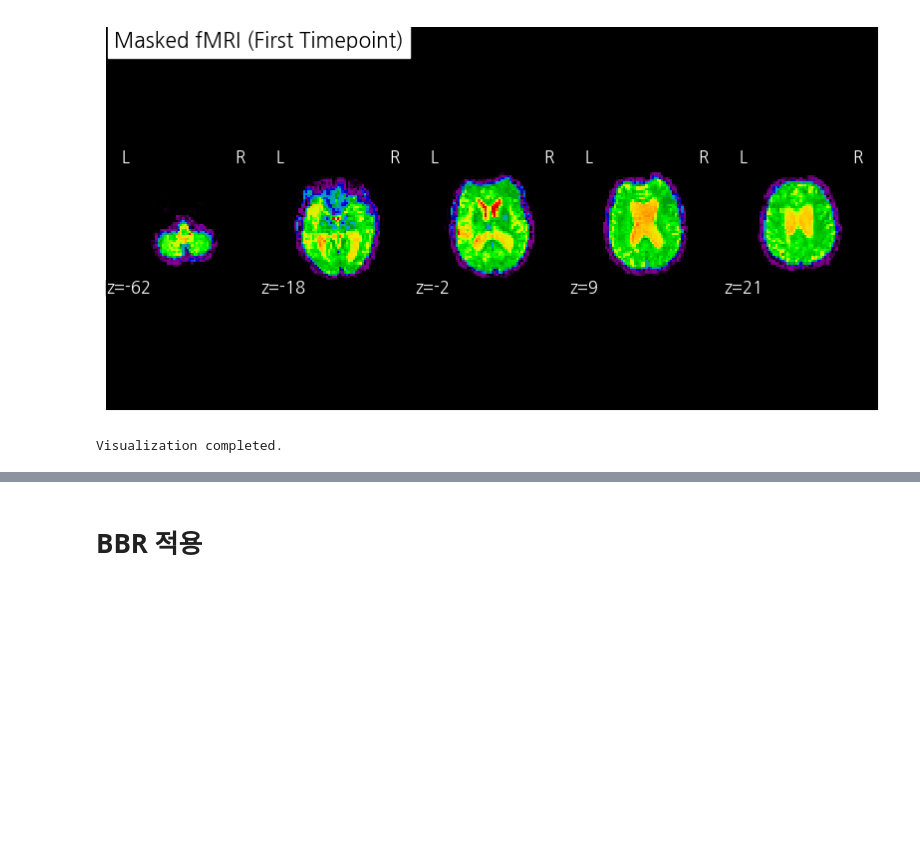
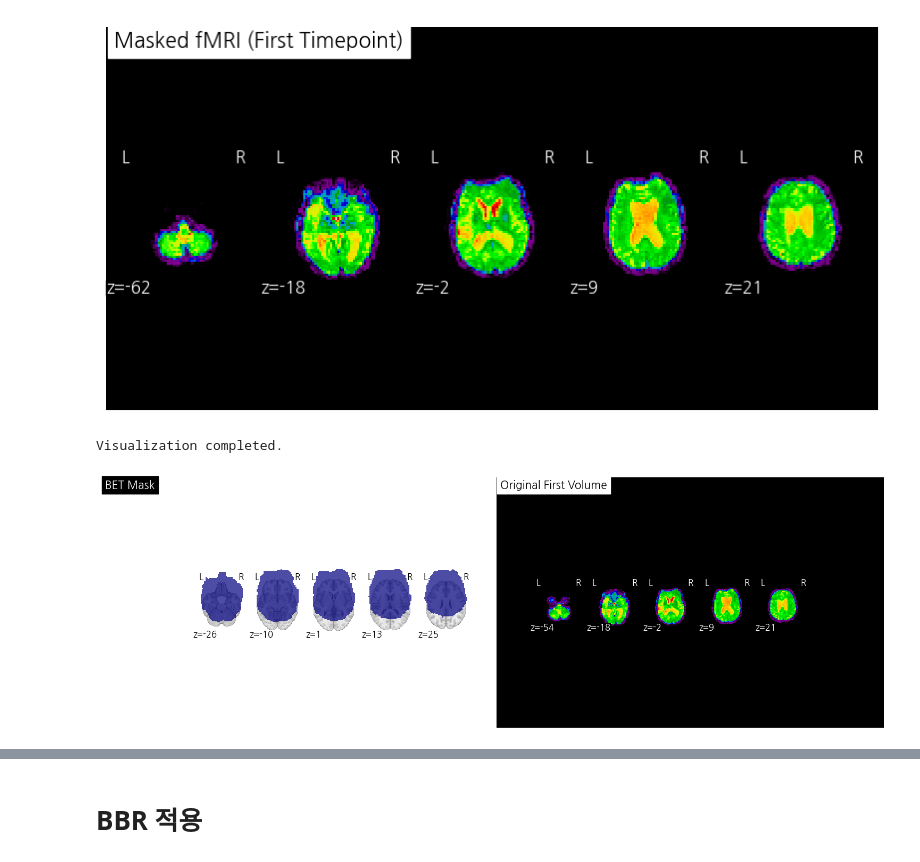
Before and after one commit to minyoungci/fMRI-, a Jupyter notebook: Prepreprocessing/Pipeline_test.ipynb, the cells around one changed output, grey strips where cells are left out. Saved outputs shown, nothing was run; the diff lists cells and outputs as text; code cells hidden in the pictures; blank space fills up the shorter version.

Commit message:
motion correction 추가

```diff
--- a/Prepreprocessing/Pipeline_test.ipynb
+++ b/Prepreprocessing/Pipeline_test.ipynb
@@ -83,6 +16,15 @@ mni_template = os.path.join(os.environ['FSLDIR'], 'data', 'standard', 'MNI152_T1
 output_dir = '/home/minyoungxi/MINYOUNGXI/XFL/Data/OASISSamples7.1/Sample'
 
 os.makedirs(output_dir, exist_ok=True)
+
+print("Starting MCFLIRT motion correction...")
+start_time = time.time()
+mcflirt_output = os.path.join(output_dir, "mcflirt_output")
+mcflirt_command = f"mcflirt -in {fmri_file} -out {mcflirt_output} -plots"
+subprocess.run(mcflirt_command, shell=True, check=True)
+print(f"MCFLIRT motion correction completed in {time.time() - start_time:.2f} seconds")
+
+fmri_file = f"{mcflirt_output}.nii.gz"
 
 fmri_img = nib.load(fmri_file)
 fmri_data = fmri_img.get_fdata()
@@ -209,3 +141,75 @@ print("Visualization completed.")
 [figure]
 [figure]
 Visualization completed.
+# %%
+import os
+import matplotlib.pyplot as plt
+from nilearn import plotting
+import nibabel as nib
+import numpy as np
+
+result_dir = '/home/minyoungxi/MINYOUNGXI/XFL/Data/OASISSamples7.1/Sample'
+
+bet_mask = os.path.join(result_dir, 'bet_output_mask.nii.gz')
+first_volume = os.path.join(result_dir, 'first_volume.nii.gz')
+func_to_mni = os.path.join(result_dir, 'func_to_mni.nii.gz')
+func_to_struct = os.path.join(result_dir, 'func_to_struct.nii.gz')
+masked_fmri = os.path.join(result_dir, 'masked_fmri.nii.gz')
+mcflirt_output = os.path.join(result_dir, 'mcflirt_output.nii.gz')
+
+# 함수: 4D 이미지에서 첫 번째 볼륨 추출
+def get_first_volume(img_path):
+    img = nib.load(img_path)
+    if len(img.shape) == 4:
+        return img.slicer[..., 0]
+    return img
+
+# 1. BET 마스크와 원본 fMRI 비교
+fig, axes = plt.subplots(1, 2, figsize=(15, 5))
+plotting.plot_roi(bet_mask, display_mode='z', cut_coords=5, title="BET Mask", axes=axes[0])
+plotting.plot_epi(first_volume, display_mode='z', cut_coords=5, title="Original First Volume", axes=axes[1])
+plt.tight_layout()
+plt.show()
+
+# 2. 모션 보정 전후 비교
+fig, axes = plt.subplots(1, 2, figsize=(15, 5))
+plotting.plot_epi(first_volume, display_mode='z', cut_coords=5, title="Before Motion Correction", axes=axes[0])
+plotting.plot_epi(get_first_volume(mcflirt_output), display_mode='z', cut_coords=5, title="After Motion Correction", axes=axes[1])
+plt.tight_layout()
+plt.show()
+
+# 3. MNI 공간과 구조적 공간 비교
+fig, axes = plt.subplots(1, 2, figsize=(15, 5))
+plotting.plot_epi(get_first_volume(func_to_struct), display_mode='z', cut_coords=5, title="fMRI in Structural Space", axes=axes[0])
+plotting.plot_epi(get_first_volume(func_to_mni), display_mode='z', cut_coords=5, title="fMRI in MNI Space", axes=axes[1])
+plt.tight_layout()
+plt.show()
+
+# 4. 마스킹 전후 비교
+fig, axes = plt.subplots(1, 2, figsize=(15, 5))
+plotting.plot_epi(first_volume, display_mode='z', cut_coords=5, title="Before Masking", axes=axes[0])
+plotting.plot_epi(get_first_volume(masked_fmri), display_mode='z', cut_coords=5, title="After Masking", axes=axes[1])
+plt.tight_layout()
+plt.show()
+
+# 5. 모션 파라미터 플롯
+motion_params = np.loadtxt(os.path.join(result_dir, 'mcflirt_output.par'))
+fig, (ax1, ax2) = plt.subplots(2, 1, figsize=(10, 10))
+ax1.plot(motion_params[:, :3])
+ax1.set_title('Translation')
+ax1.set_xlabel('Volume')
+ax1.set_ylabel('mm')
+ax1.legend(['x', 'y', 'z'])
+
+ax2.plot(motion_params[:, 3:])
+ax2.set_title('Rotation')
+ax2.set_xlabel('Volume')
+ax2.set_ylabel('radians')
+ax2.legend(['pitch', 'roll', 'yaw'])
+
+plt.tight_layout()
+plt.show()
+
+print("Visualization completed.")
+# %% [output]
+[figure, added]
```
Also changed, not shown: parts of 5 cells of this notebook.
